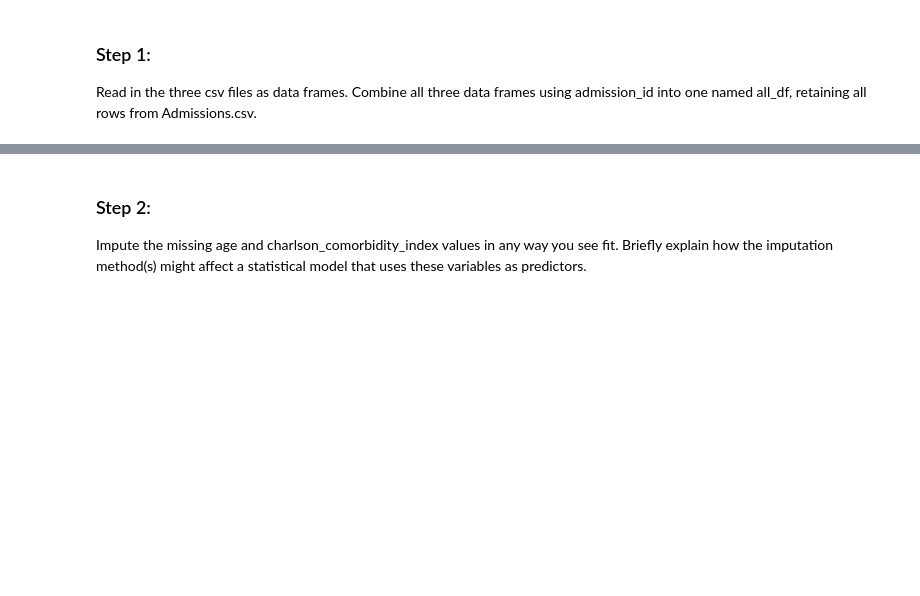
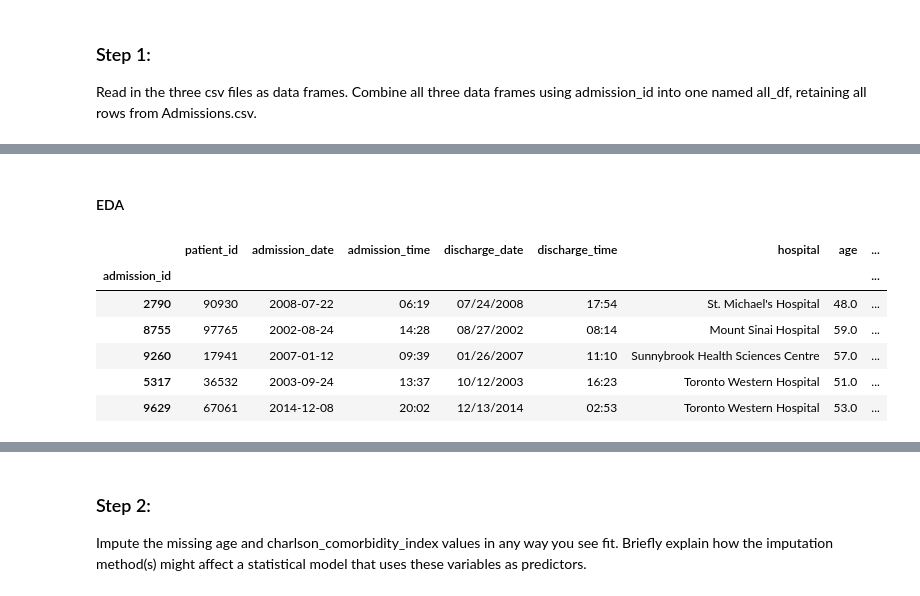
Before and after one commit to richardaparg/hospital_prediction, a Jupyter notebook: hospital_prediction.ipynb, the cells around one changed output, grey strips where cells are left out. Cells and saved outputs as stored; diff of their text form; code cells hidden in the pictures; blank space fills up the shorter version.

```diff
--- a/hospital_prediction.ipynb
+++ b/hospital_prediction.ipynb
@@ -215,0 +24,9 @@ Categorical Column ''''blah blab blah''' is changed to xyz
+# %%
+# Combine date and time columns together
+admin_df['admission_time'] = admin_df['admission_time'].fillna('12:00')
+
+admin_df['admin_datetime'] = pd.to_datetime(admin_df['admission_date'] + ' ' + admin_df['admission_time'])
+
+admin_df['disch_datetime'] = pd.to_datetime(admin_df['discharge_date'] + ' ' + admin_df['discharge_time'])
+
+admin_df['stay_datetime'] = (admin_df['disch_datetime'] - admin_df['admin_datetime'])
@@ -215,0 +82,12 @@ Categorical Column ''''blah blab blah''' is changed to xyz
+# %% [markdown]
+#### EDA
+# %%
+admin_df.head()
+# %% [output]
+|  | patient_id | admission_date | admission_time | discharge_date | discharge_time | hospital | age | ... |
+| admission_id |  |  |  |  |  |  |  | ... |
+| 2790 | 90930 | 2008-07-22 | 06:19 | 07/24/2008 | 17:54 | St. Michael's Hospital | 48.0 | ... |
+| 8755 | 97765 | 2002-08-24 | 14:28 | 08/27/2002 | 08:14 | Mount Sinai Hospital | 59.0 | ... |
+| 9260 | 17941 | 2007-01-12 | 09:39 | 01/26/2007 | 11:10 | Sunnybrook Health Sciences Centre | 57.0 | ... |
+| 5317 | 36532 | 2003-09-24 | 13:37 | 10/12/2003 | 16:23 | Toronto Western Hospital | 51.0 | ... |
+| 9629 | 67061 | 2014-12-08 | 20:02 | 12/13/2014 | 02:53 | Toronto Western Hospital | 53.0 | ... |
```
Also changed, not shown: parts of 62 cells of this notebook.
